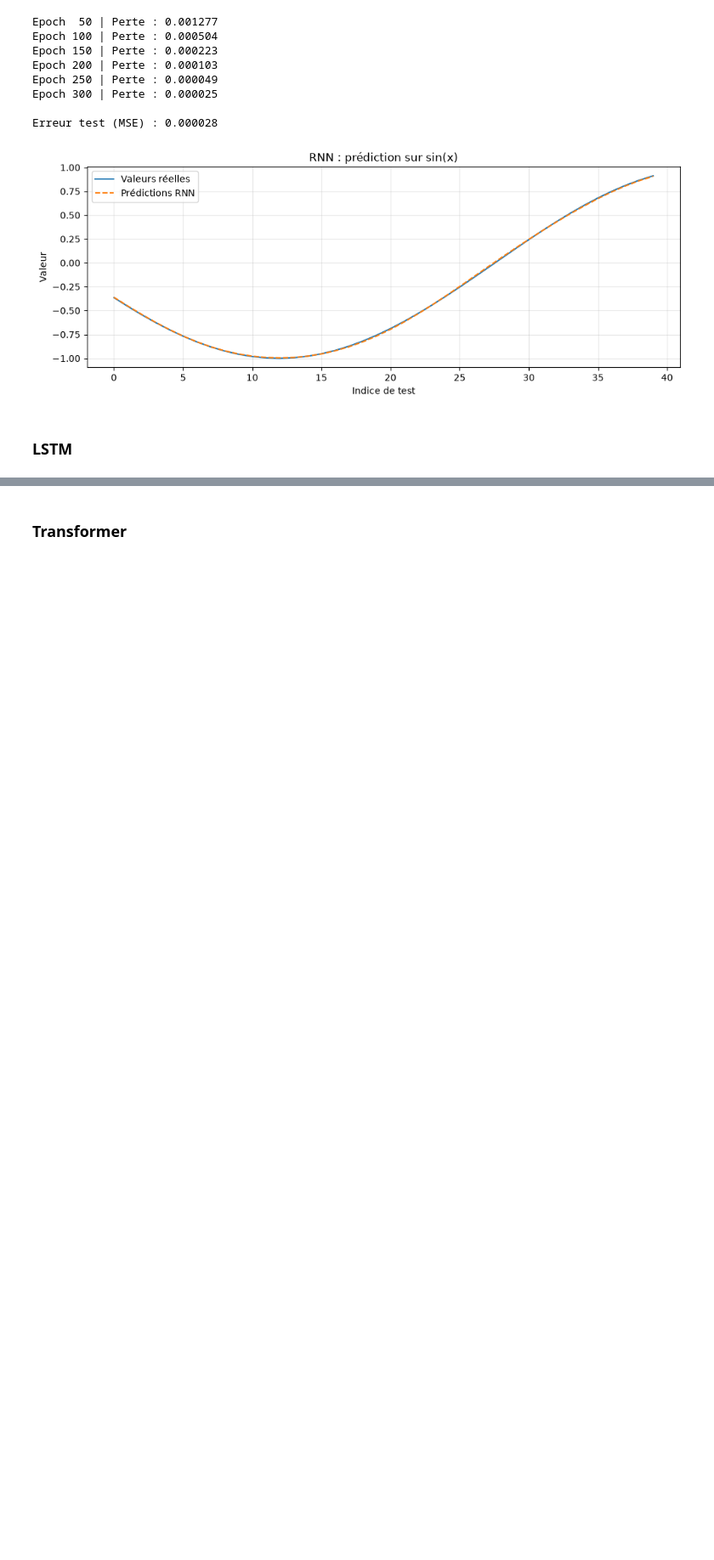
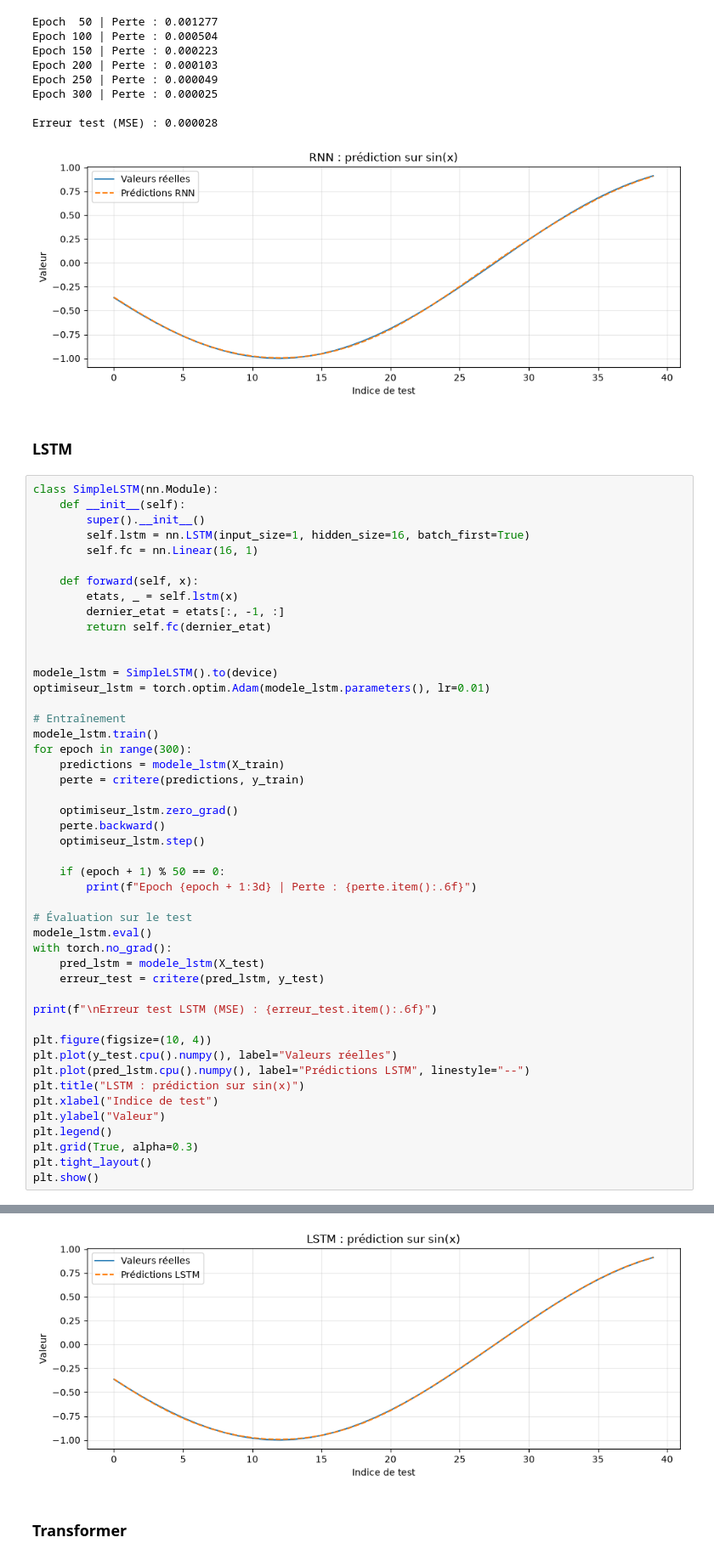
Before and after one commit to Seemo0/IAGEN-Activit-Pratique-N4-Transformer-Arch, a Jupyter notebook: notebooks/modeles_sequence_et_langage.ipynb, the cells around one changed output, grey strips where cells are left out. Shown at 85% size. Cells and saved outputs as stored; diff of their text form; blank space fills up the shorter version.

Commit message:
complte code for models

```diff
--- a/notebooks/modeles_sequence_et_langage.ipynb
+++ b/notebooks/modeles_sequence_et_langage.ipynb
@@ -125,3 +125,51 @@ Erreur test (MSE) : 0.000028
 [figure]
 # %% [markdown]
 ### LSTM
+# %%
+class SimpleLSTM(nn.Module):
+    def __init__(self):
+        super().__init__()
+        self.lstm = nn.LSTM(input_size=1, hidden_size=16, batch_first=True)
+        self.fc = nn.Linear(16, 1)
+
+    def forward(self, x):
+        etats, _ = self.lstm(x)
+        dernier_etat = etats[:, -1, :]
+        return self.fc(dernier_etat)
+
+
+modele_lstm = SimpleLSTM().to(device)
+optimiseur_lstm = torch.optim.Adam(modele_lstm.parameters(), lr=0.01)
+
+# Entraînement
+modele_lstm.train()
+for epoch in range(300):
+    predictions = modele_lstm(X_train)
+    perte = critere(predictions, y_train)
+
+    optimiseur_lstm.zero_grad()
+    perte.backward()
+    optimiseur_lstm.step()
+
+    if (epoch + 1) % 50 == 0:
+        print(f"Epoch {epoch + 1:3d} | Perte : {perte.item():.6f}")
+
+# Évaluation sur le test
+modele_lstm.eval()
+with torch.no_grad():
+    pred_lstm = modele_lstm(X_test)
+    erreur_test = critere(pred_lstm, y_test)
+
+print(f"\nErreur test LSTM (MSE) : {erreur_test.item():.6f}")
+
+plt.figure(figsize=(10, 4))
+plt.plot(y_test.cpu().numpy(), label="Valeurs réelles")
+plt.plot(pred_lstm.cpu().numpy(), label="Prédictions LSTM", linestyle="--")
+plt.title("LSTM : prédiction sur sin(x)")
+plt.xlabel("Indice de test")
+plt.ylabel("Valeur")
+plt.legend()
+plt.grid(True, alpha=0.3)
+plt.tight_layout()
+plt.show()
+# %% [output]
@@ -128,2 +184,3 @@ Erreur test (MSE) : 0.000028
+[figure, added]
 # %% [markdown]
 ### Transformer
```
Also changed, not shown: parts of 5 cells of this notebook.
